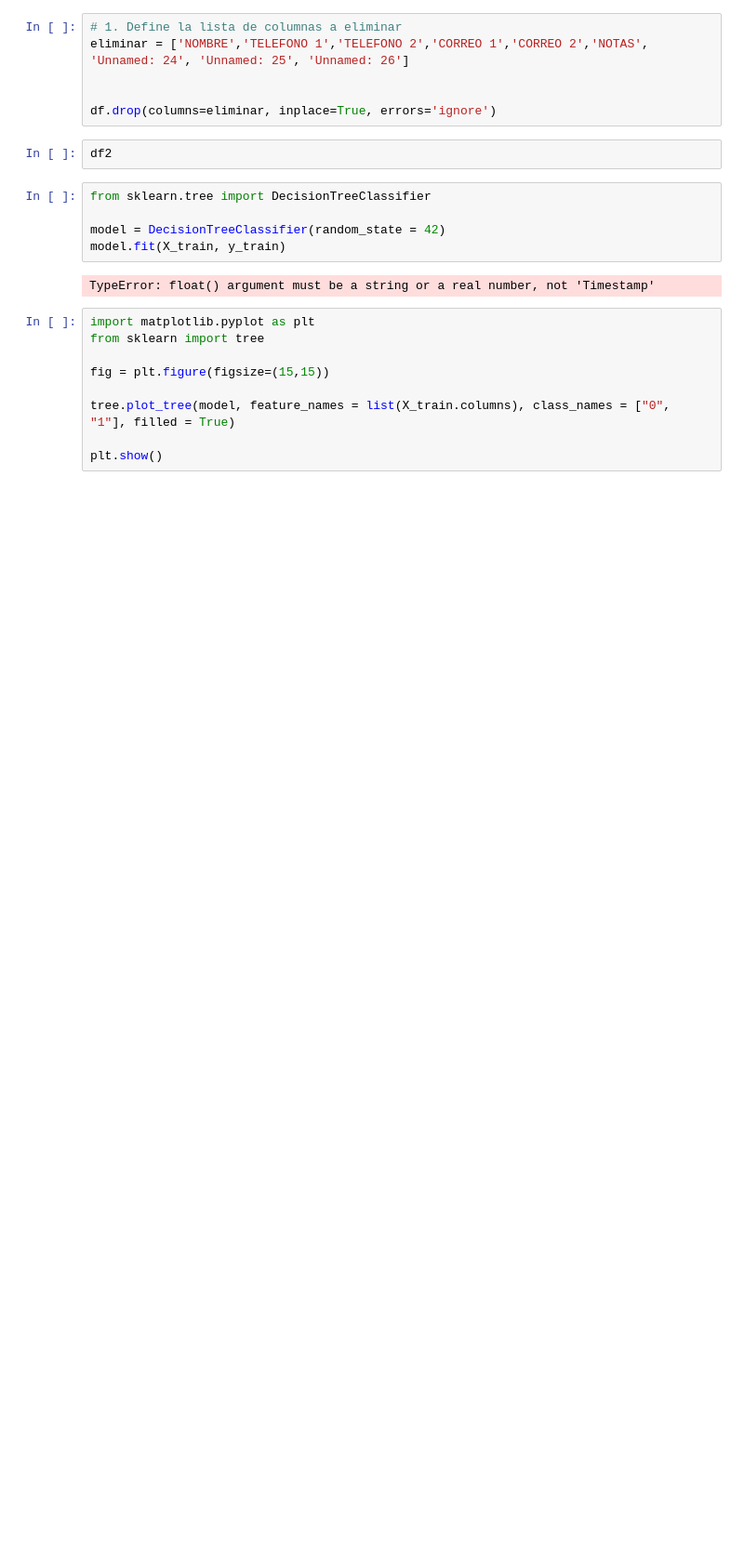
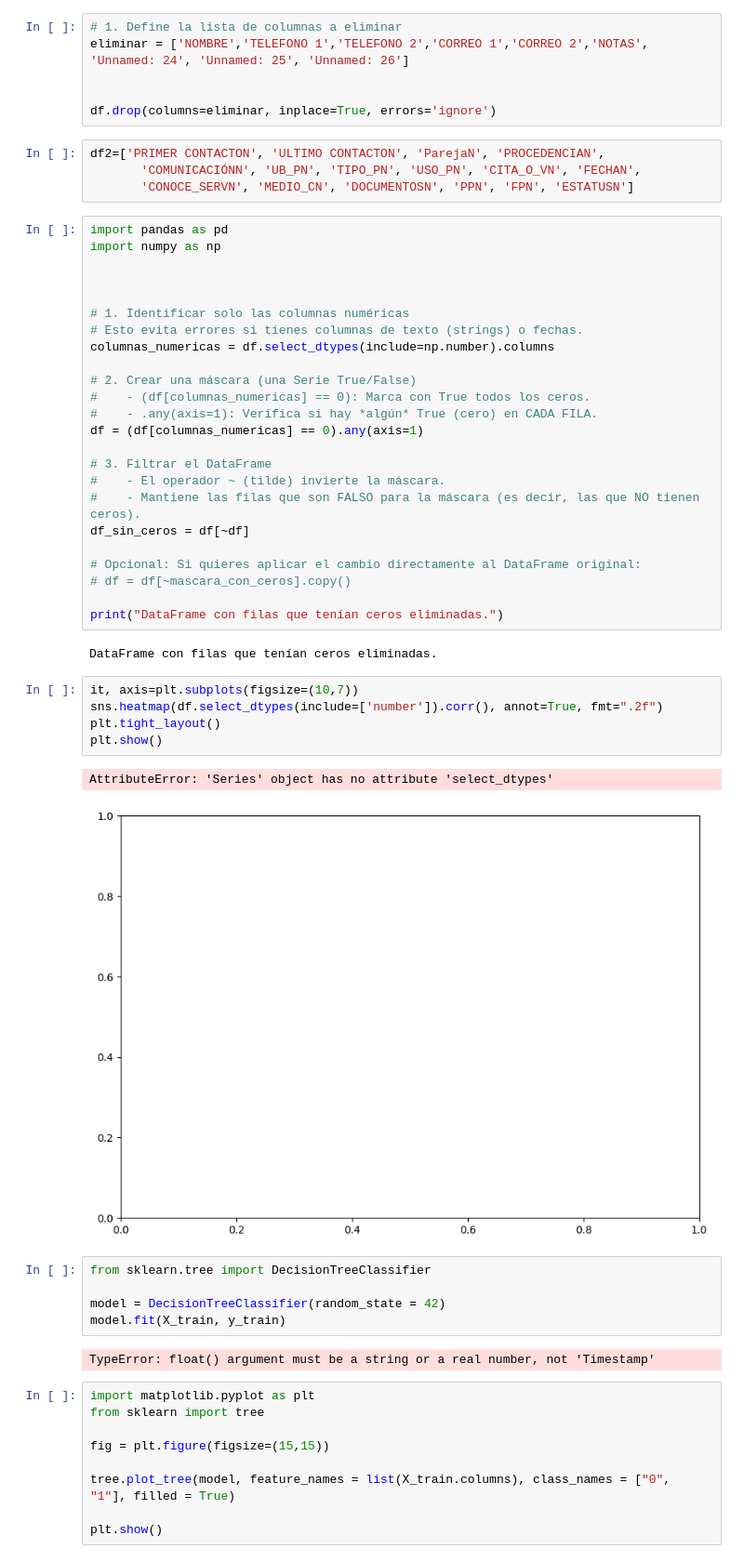
Before and after one commit to Valenfrc/Clientes-Potenciales, a Jupyter notebook: trabajo.ipynb, the cells around one changed output. Shown at 93% size. Saved outputs shown, nothing was run; the diff lists cells and outputs as text; blank space fills up the shorter version.

Commit message:
cambios

```diff
--- a/trabajo.ipynb
+++ b/trabajo.ipynb
@@ -623,7 +620,43 @@ eliminar = ['NOMBRE','TELEFONO 1','TELEFONO 2','CORREO 1','CORREO 2','NOTAS', 'U
 
 df.drop(columns=eliminar, inplace=True, errors='ignore')
 # %%
-df2
+df2=['PRIMER CONTACTON', 'ULTIMO CONTACTON', 'ParejaN', 'PROCEDENCIAN',
+       'COMUNICACIÓNN', 'UB_PN', 'TIPO_PN', 'USO_PN', 'CITA_O_VN', 'FECHAN',
+       'CONOCE_SERVN', 'MEDIO_CN', 'DOCUMENTOSN', 'PPN', 'FPN', 'ESTATUSN']
+# %%
+import pandas as pd
+import numpy as np
+
+
+
+# 1. Identificar solo las columnas numéricas
+# Esto evita errores si tienes columnas de texto (strings) o fechas.
+columnas_numericas = df.select_dtypes(include=np.number).columns
+
+# 2. Crear una máscara (una Serie True/False)
+#    - (df[columnas_numericas] == 0): Marca con True todos los ceros.
+#    - .any(axis=1): Verifica si hay *algún* True (cero) en CADA FILA.
+df = (df[columnas_numericas] == 0).any(axis=1)
+
+# 3. Filtrar el DataFrame
+#    - El operador ~ (tilde) invierte la máscara.
+#    - Mantiene las filas que son FALSO para la máscara (es decir, las que NO tienen ceros).
+df_sin_ceros = df[~df]
+
+# Opcional: Si quieres aplicar el cambio directamente al DataFrame original:
+# df = df[~mascara_con_ceros].copy()
+
+print("DataFrame con filas que tenían ceros eliminadas.")
+# %% [output]
+DataFrame con filas que tenían ceros eliminadas.
+# %%
+it, axis=plt.subplots(figsize=(10,7))
+sns.heatmap(df.select_dtypes(include=['number']).corr(), annot=True, fmt=".2f")
+plt.tight_layout()
+plt.show()
+# %% [output]
+AttributeError: 'Series' object has no attribute 'select_dtypes'
+[figure, added]
 # %%
 from sklearn.tree import DecisionTreeClassifier
 
```
Also changed, not shown: parts of 6 cells of this notebook.
